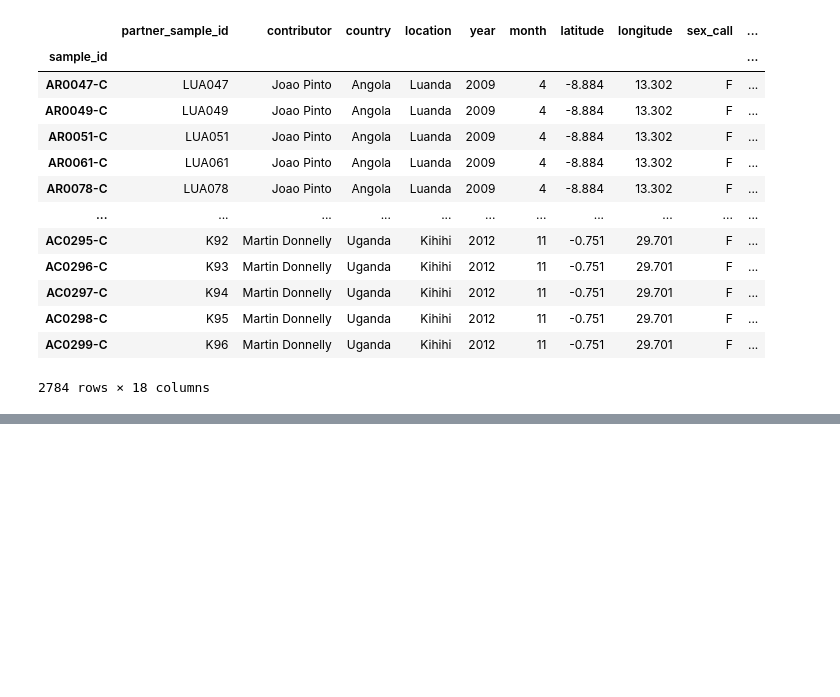
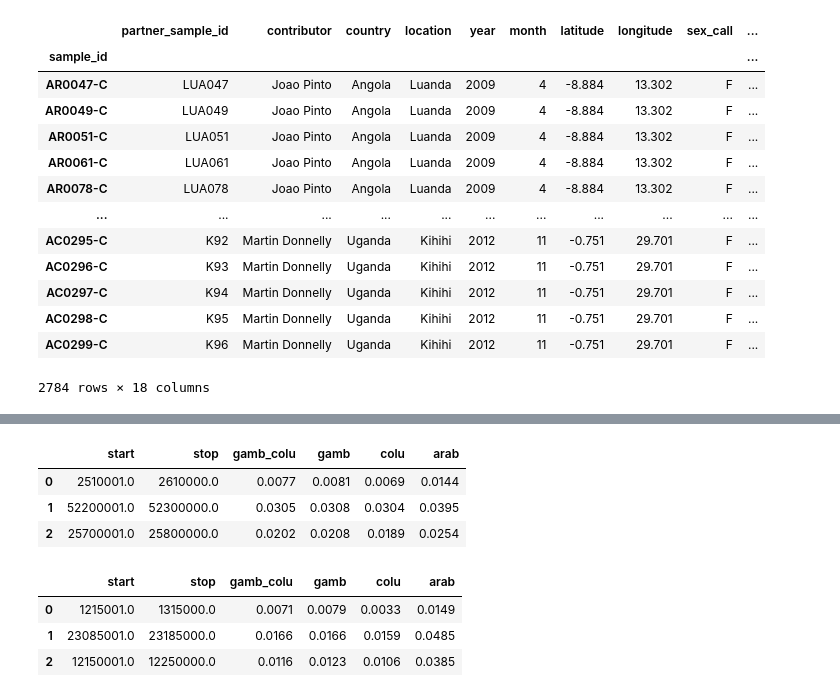
Before and after one commit to malariagen/ag1000g-phase3-data-paper, a Jupyter notebook: notebooks/site-filters_gw-accessibility-divergence-plots.ipynb, the cells around one changed output, grey strips where cells are left out. Cells and saved outputs as stored; diff of their text form; code cells hidden in the pictures; blank space fills up the shorter version.

```diff
--- a/notebooks/site-filters_gw-accessibility-divergence-plots.ipynb
+++ b/notebooks/site-filters_gw-accessibility-divergence-plots.ipynb
@@ -342,0 +325,14 @@ distributed.core - INFO - Starting established connection
+# %%
+all_div_df.loc[list(autosomes)].apply(lambda y: np.percentile(y, [5, 95, 50])).round(4)
+# %% [output]
+|  | start | stop | gamb_colu | gamb | colu | arab |
+| 0 | 2510001.0 | 2610000.0 | 0.0077 | 0.0081 | 0.0069 | 0.0144 |
+| 1 | 52200001.0 | 52300000.0 | 0.0305 | 0.0308 | 0.0304 | 0.0395 |
+| 2 | 25700001.0 | 25800000.0 | 0.0202 | 0.0208 | 0.0189 | 0.0254 |
+# %%
+all_div_df.loc["X"].apply(lambda y: np.percentile(y, [5, 95, 50])).round(4)
+# %% [output]
+|  | start | stop | gamb_colu | gamb | colu | arab |
+| 0 | 1215001.0 | 1315000.0 | 0.0071 | 0.0079 | 0.0033 | 0.0149 |
+| 1 | 23085001.0 | 23185000.0 | 0.0166 | 0.0166 | 0.0159 | 0.0485 |
+| 2 | 12150001.0 | 12250000.0 | 0.0116 | 0.0123 | 0.0106 | 0.0385 |
```
Also changed, not shown: parts of 9 cells of this notebook, 7 other files.
